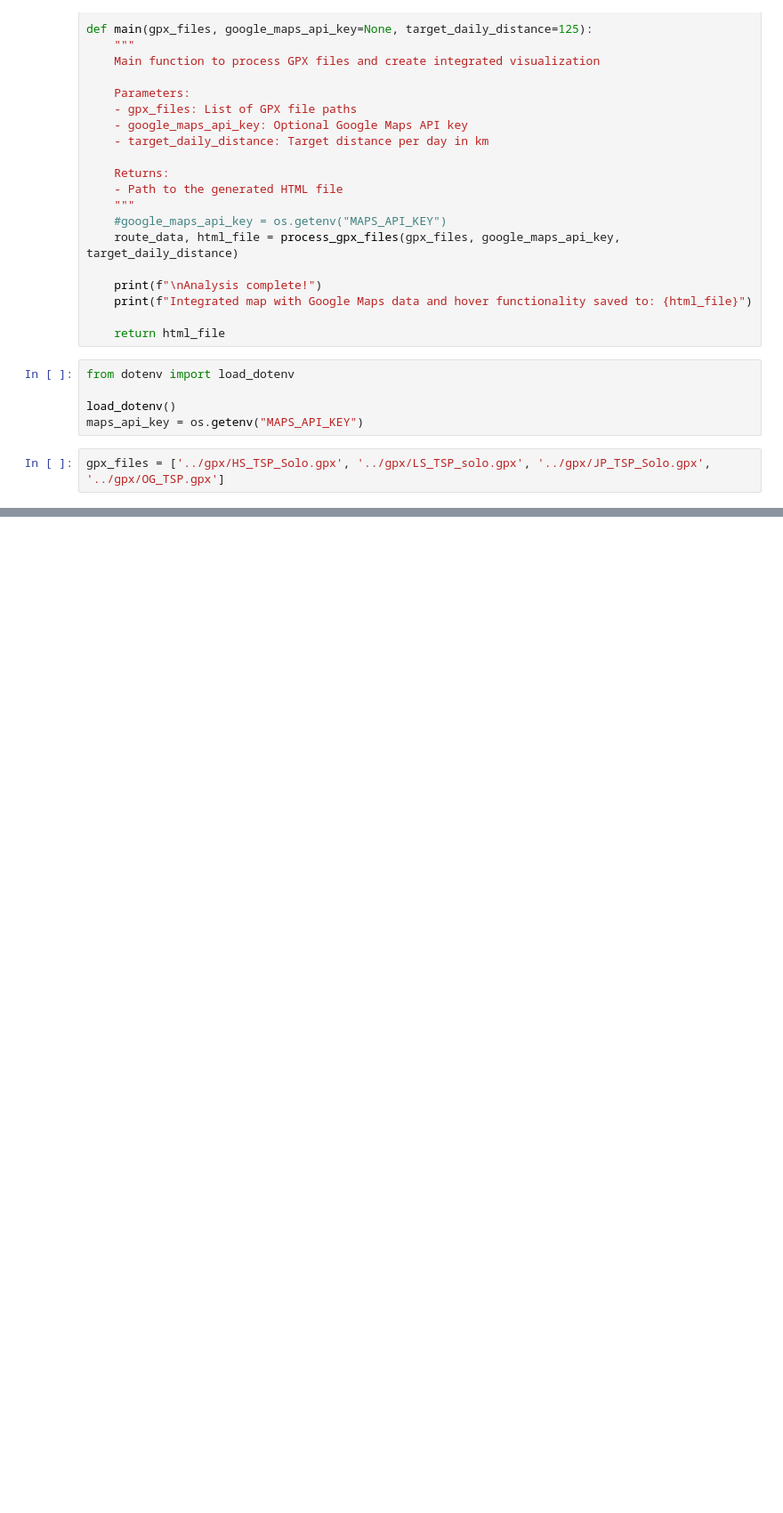
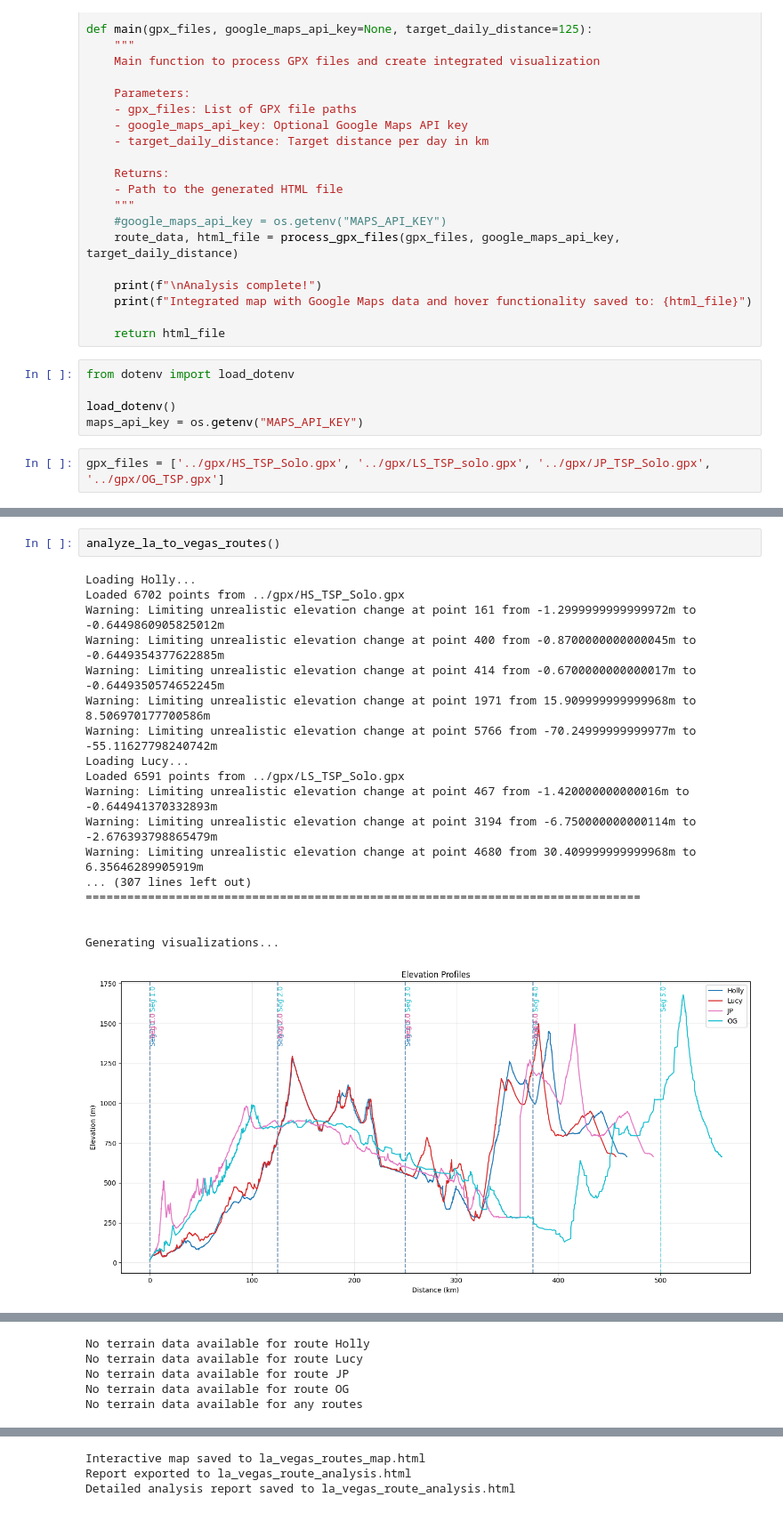
Before and after one commit to Dusoye/SpeedProject, a Jupyter notebook: scr/routes_google.ipynb, the cells around one changed output, grey strips where cells are left out. Shown at 89% size. Drawn from its saved outputs; the diff is of its cells as text; blank space fills up the shorter version.

Commit message:
add gpx analysis

```diff
--- a/scr/routes_google.ipynb
+++ b/scr/routes_google.ipynb
@@ -794,0 +838,21 @@ tmpgpx.tail()
+# %%
+analyze_la_to_vegas_routes()
+# %% [output]
+Loading Holly...
+Loaded 6702 points from ../gpx/HS_TSP_Solo.gpx
+Warning: Limiting unrealistic elevation change at point 161 from -1.2999999999999972m to -0.6449860905825012m
+Warning: Limiting unrealistic elevation change at point 400 from -0.8700000000000045m to -0.6449354377622885m
+Warning: Limiting unrealistic elevation change at point 414 from -0.6700000000000017m to -0.6449350574652245m
+Warning: Limiting unrealistic elevation change at point 1971 from 15.909999999999968m to 8.506970177700586m
+Warning: Limiting unrealistic elevation change at point 5766 from -70.24999999999977m to -55.11627798240742m
+Loading Lucy...
+Loaded 6591 points from ../gpx/LS_TSP_Solo.gpx
+Warning: Limiting unrealistic elevation change at point 467 from -1.420000000000016m to -0.644941370332893m
+Warning: Limiting unrealistic elevation change at point 3194 from -6.750000000000114m to -2.676393798865479m
+Warning: Limiting unrealistic elevation change at point 4680 from 30.409999999999968m to 6.35646289905919m
+... (307 lines left out)
+================================================================================
+
+
+Generating visualizations...
+[figure, added]
@@ -794,0 +860,5 @@ tmpgpx.tail()
+No terrain data available for route Holly
+No terrain data available for route Lucy
+No terrain data available for route JP
+No terrain data available for route OG
+No terrain data available for any routes
@@ -794,0 +866,3 @@ tmpgpx.tail()
+Interactive map saved to la_vegas_routes_map.html
+Report exported to la_vegas_route_analysis.html
+Detailed analysis report saved to la_vegas_route_analysis.html
```
Also changed, not shown: parts of 6 cells of this notebook, 4 other files.
